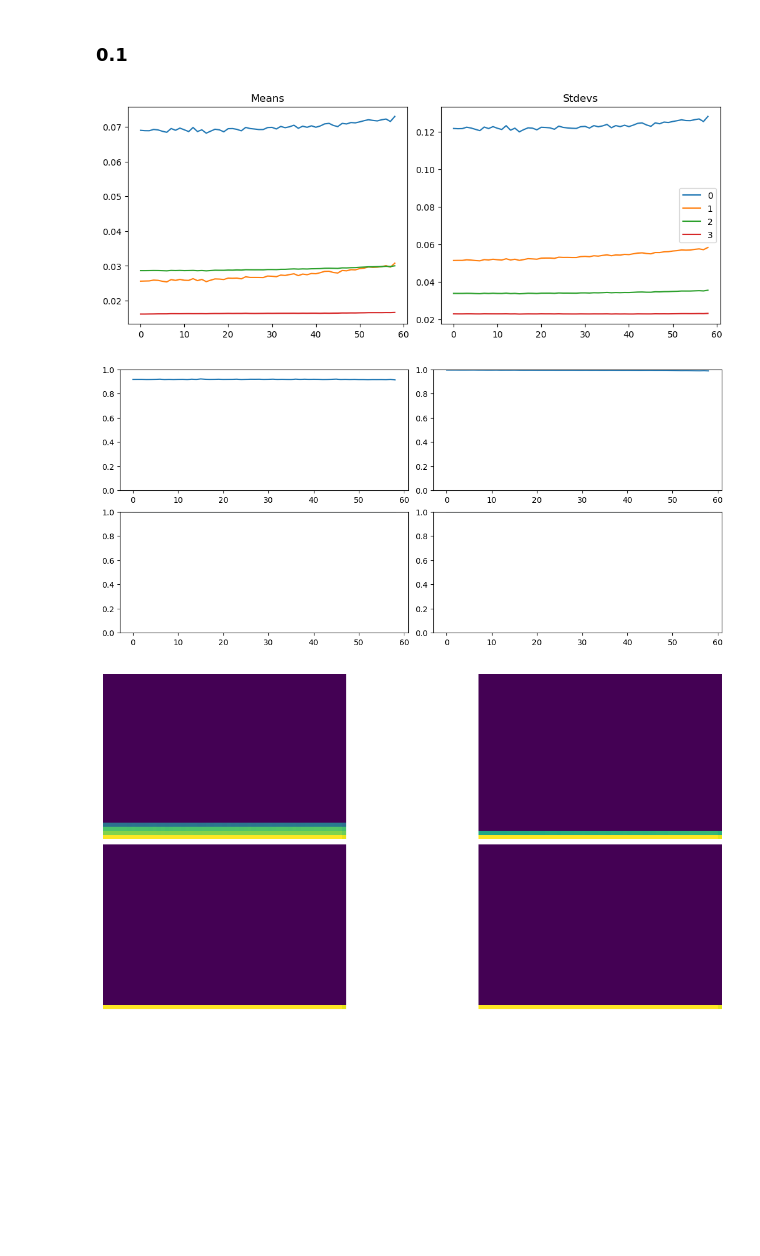
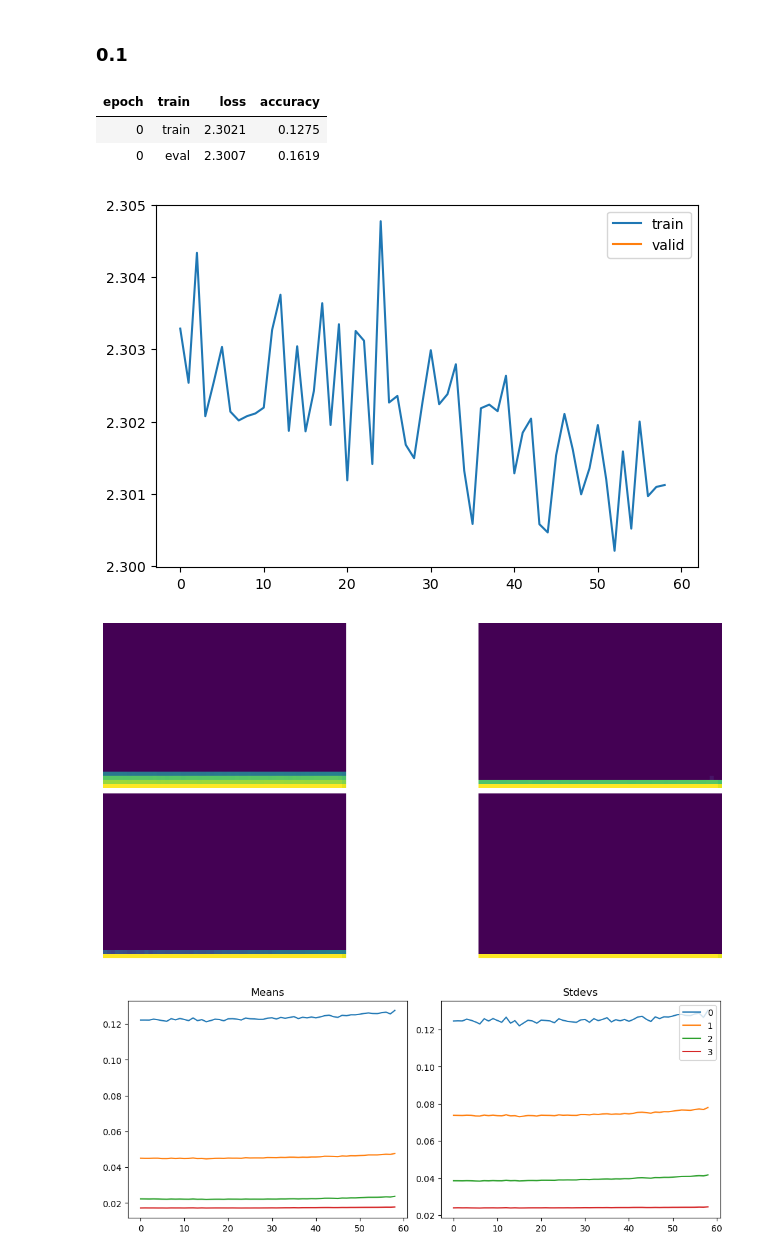
Before and after one commit to tom-pollak/tinyai, a Jupyter notebook: nbs/11_initalizing.ipynb, the cells around one changed output. Cells and saved outputs as stored; diff of their text form; code cells hidden in the pictures; blank space fills up the shorter version.

```diff
--- a/nbs/11_initalizing.ipynb
+++ b/nbs/11_initalizing.ipynb
@@ -83,10 +79,12 @@ astats.color_dim()
 # %% [markdown]
 ### 0.1
-# %%
-astats.plot_stats()
-astats.dead_chart()
-astats.color_dim()
-# %% [output]
-[figure, removed]
-[figure, removed]
-[figure, removed]
+# %%
+get_trainer(0.1).fit(1)
+astats.plot_all()
+# %% [output]
+| epoch | train | loss | accuracy |
+| 0 | train | 2.3021 | 0.1275 |
+| 0 | eval | 2.3007 | 0.1619 |
+[figure, added]
+[figure, added]
+[figure, added]
```
Also changed, not shown: parts of 43 cells of this notebook, 13 other files.
